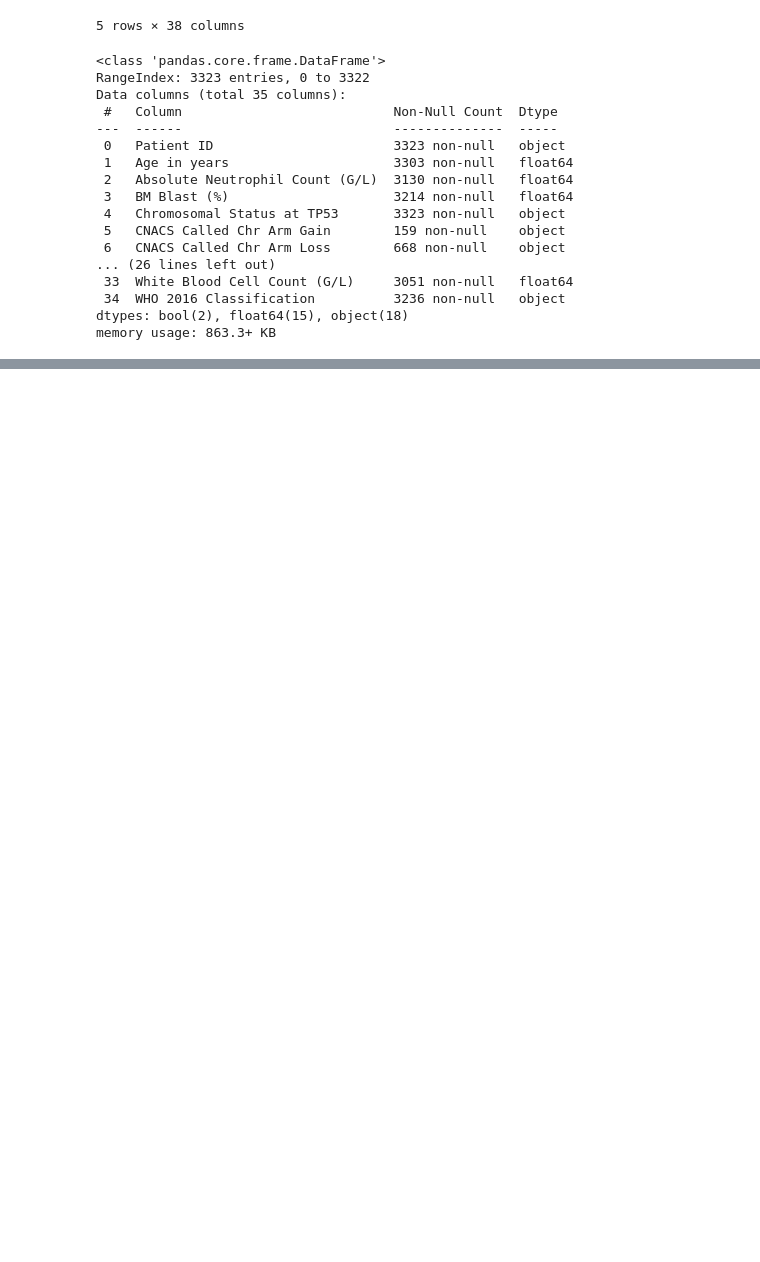
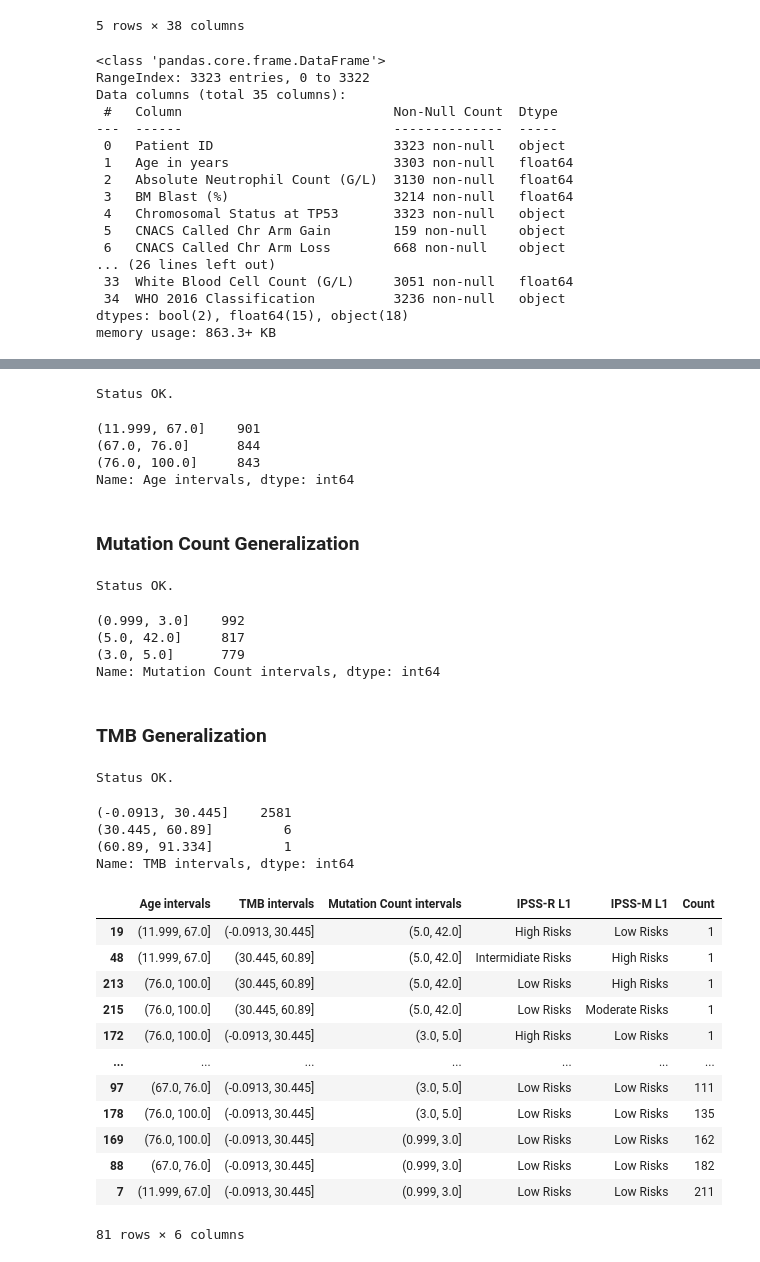
Before and after one commit to Kekkodf/Master-Thesis, a Jupyter notebook: Code/kAnonymity_Notebook.ipynb, the cells around one changed output, grey strips where cells are left out. Drawn from its saved outputs; the diff is of its cells as text; code cells hidden in the pictures; blank space fills up the shorter version.

```diff
--- a/Code/kAnonymity_Notebook.ipynb
+++ b/Code/kAnonymity_Notebook.ipynb
@@ -76,0 +182,75 @@ total of uniques:  20
+# %%
+C_q_age_1 = 3
+C_q_age_2 = 4
+C_q_age_3 = 5
+
+df['Age intervals'] = pd.qcut(df['Age in years '], q = C_q_age_1)
+
+print('Status OK.')
+
+df['Age intervals'].value_counts()
+# %% [output]
+Status OK.
+(11.999, 67.0]    901
+(67.0, 76.0]      844
+(76.0, 100.0]     843
+Name: Age intervals, dtype: int64
+# %% [markdown]
+### Mutation Count Generalization
+# %%
+C_q_mc_1 = 3
+C_q_mc_2 = 3
+C_q_mc_3 = 5
+
+df['Mutation Count intervals'] = pd.qcut(df['Mutation Count'], q = C_q_mc_1)
+
+print('Status OK.')
+
+df['Mutation Count intervals'].value_counts()
+# %% [output]
+Status OK.
+(0.999, 3.0]    992
+(5.0, 42.0]     817
+(3.0, 5.0]      779
+Name: Mutation Count intervals, dtype: int64
+# %% [markdown]
+### TMB Generalization
+# %%
+bins_tmb_1 = 3
+bins_tmb_2 = 4
+bins_tmb_3 = 4
+
+df['TMB intervals'] = pd.cut(df['TMB (nonsynonymous)'], bins = bins_tmb_1)
+
+print('Status OK.')
+
+df['TMB intervals'].value_counts()
+# %% [output]
+Status OK.
+(-0.0913, 30.445]    2581
+(30.445, 60.89]         6
+(60.89, 91.334]         1
+Name: TMB intervals, dtype: int64
+# %%
+C_1 = ['Age intervals', 'TMB intervals','Mutation Count intervals', 'IPSS-R L1', 'IPSS-M L1']
+C_2 = ['Age intervals', 'TMB intervals','Mutation Count intervals', 'IPSS-R L1', 'IPSS-M L2']
+C_3 = ['Age intervals', 'TMB intervals','Mutation Count intervals', 'IPSS-R L2', 'IPSS-M L3']
+
+df_kAnon = df.groupby(C_1).size().reset_index(name='Count').sort_values('Count')
+# remove blocks where Count = 0
+df_kAnon = df_kAnon[df_kAnon['Count'] >= 1]
+df_kAnon
+# %% [output]
+|  | Age intervals | TMB intervals | Mutation Count intervals | IPSS-R L1 | IPSS-M L1 | Count |
+| 19 | (11.999, 67.0] | (-0.0913, 30.445] | (5.0, 42.0] | High Risks | Low Risks | 1 |
+| 48 | (11.999, 67.0] | (30.445, 60.89] | (5.0, 42.0] | Intermidiate Risks | High Risks | 1 |
+| 213 | (76.0, 100.0] | (30.445, 60.89] | (5.0, 42.0] | Low Risks | High Risks | 1 |
+| 215 | (76.0, 100.0] | (30.445, 60.89] | (5.0, 42.0] | Low Risks | Moderate Risks | 1 |
+| 172 | (76.0, 100.0] | (-0.0913, 30.445] | (3.0, 5.0] | High Risks | Low Risks | 1 |
+| ... | ... | ... | ... | ... | ... | ... |
+| 97 | (67.0, 76.0] | (-0.0913, 30.445] | (3.0, 5.0] | Low Risks | Low Risks | 111 |
+| 178 | (76.0, 100.0] | (-0.0913, 30.445] | (3.0, 5.0] | Low Risks | Low Risks | 135 |
+| 169 | (76.0, 100.0] | (-0.0913, 30.445] | (0.999, 3.0] | Low Risks | Low Risks | 162 |
+| 88 | (67.0, 76.0] | (-0.0913, 30.445] | (0.999, 3.0] | Low Risks | Low Risks | 182 |
+| 7 | (11.999, 67.0] | (-0.0913, 30.445] | (0.999, 3.0] | Low Risks | Low Risks | 211 |
+81 rows × 6 columns
```
Also changed, not shown: parts of 11 cells of this notebook.
